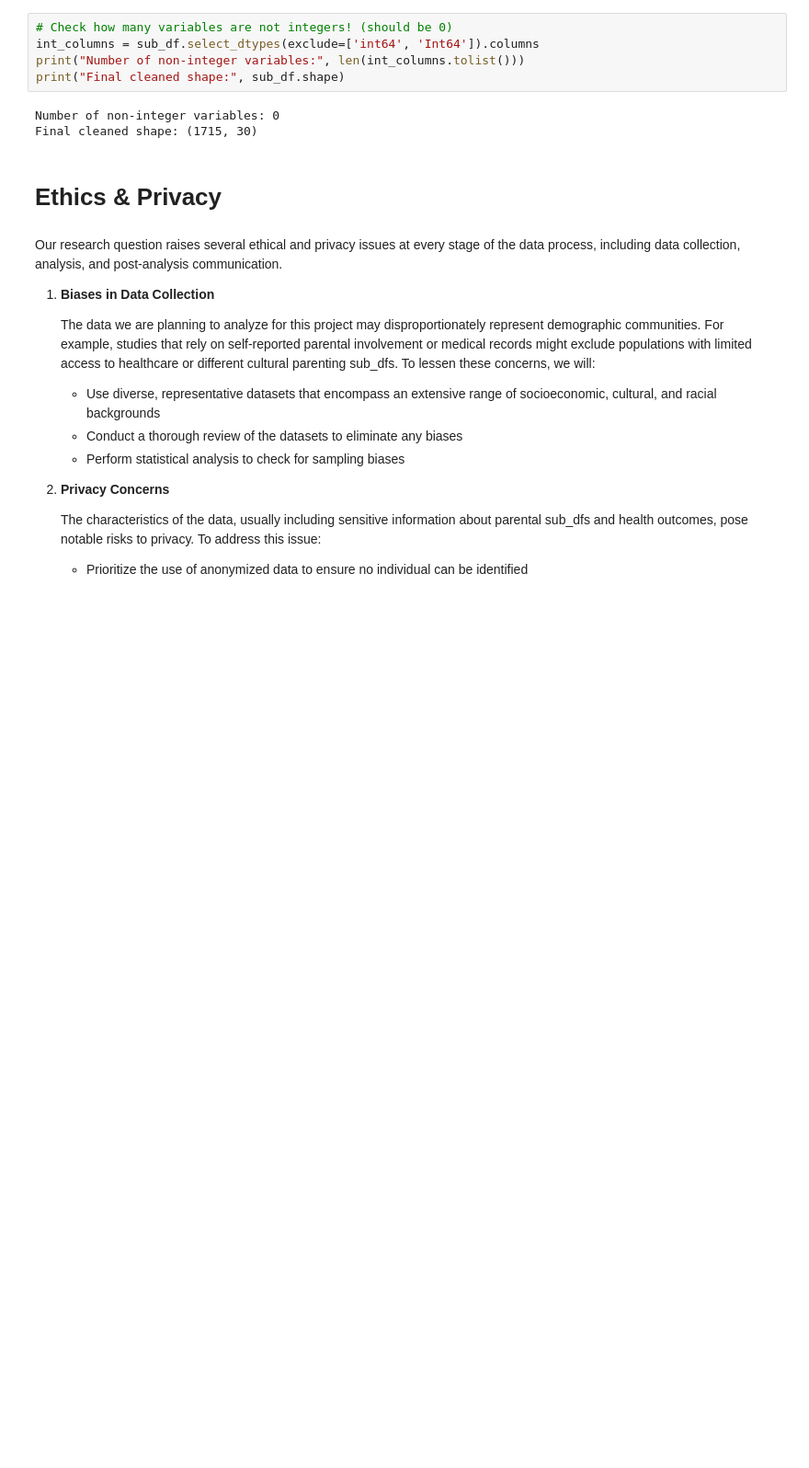
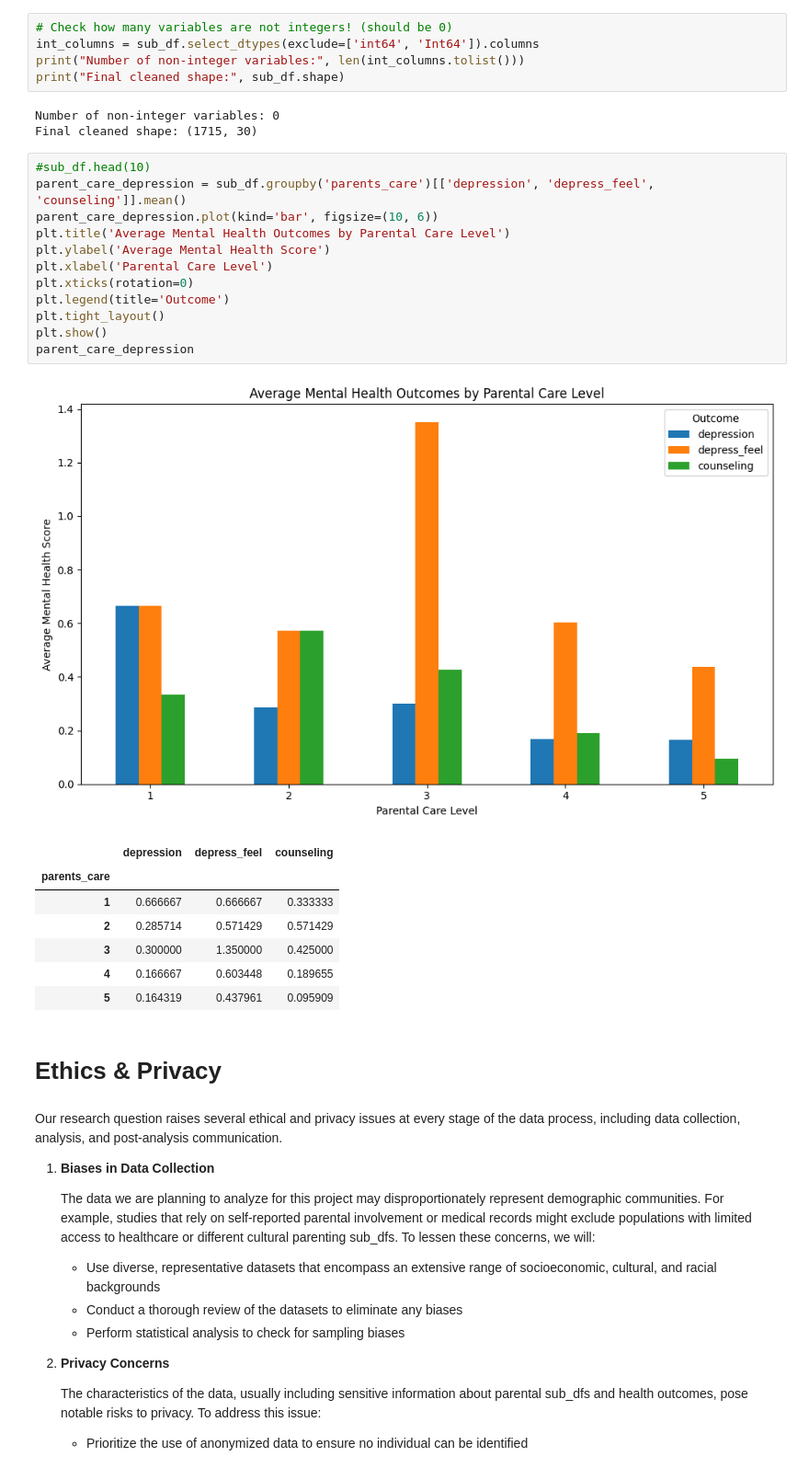
Before and after one commit to alyssaqle/COGS-108---Longitudinal-Mental-Health-Analysis, a Jupyter notebook: DataCheckpoint_Group055_SP25.ipynb, the cells around one changed output. Shown at 92% size. Drawn from its saved outputs; the diff is of its cells as text; blank space fills up the shorter version.

Commit message:
example histogram

```diff
--- a/DataCheckpoint_Group055_SP25.ipynb
+++ b/DataCheckpoint_Group055_SP25.ipynb
@@ -206,6 +206,27 @@ print("Final cleaned shape:", sub_df.shape)
 # %% [output]
 Number of non-integer variables: 0
 Final cleaned shape: (1715, 30)
+# %%
+#sub_df.head(10)
+parent_care_depression = sub_df.groupby('parents_care')[['depression', 'depress_feel', 'counseling']].mean()
+parent_care_depression.plot(kind='bar', figsize=(10, 6))
+plt.title('Average Mental Health Outcomes by Parental Care Level')
+plt.ylabel('Average Mental Health Score')
+plt.xlabel('Parental Care Level')
+plt.xticks(rotation=0)
+plt.legend(title='Outcome')
+plt.tight_layout()
+plt.show()
+parent_care_depression
+# %% [output]
+[figure, added]
+|  | depression | depress_feel | counseling |
+| parents_care |  |  |  |
+| 1 | 0.666667 | 0.666667 | 0.333333 |
+| 2 | 0.285714 | 0.571429 | 0.571429 |
+| 3 | 0.300000 | 1.350000 | 0.425000 |
+| 4 | 0.166667 | 0.603448 | 0.189655 |
+| 5 | 0.164319 | 0.437961 | 0.095909 |
 # %% [markdown]
 # Ethics & Privacy
 # %% [markdown]
```
